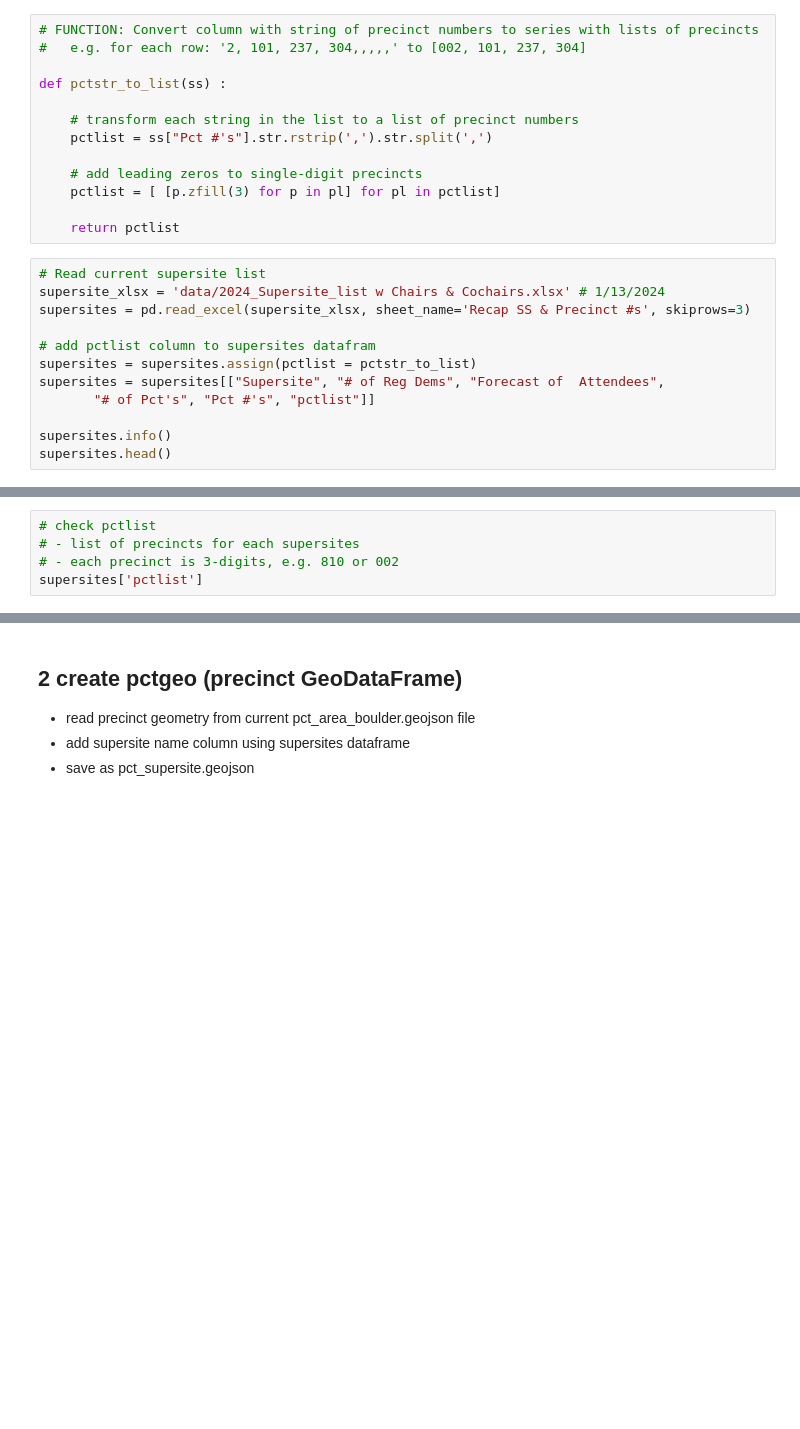
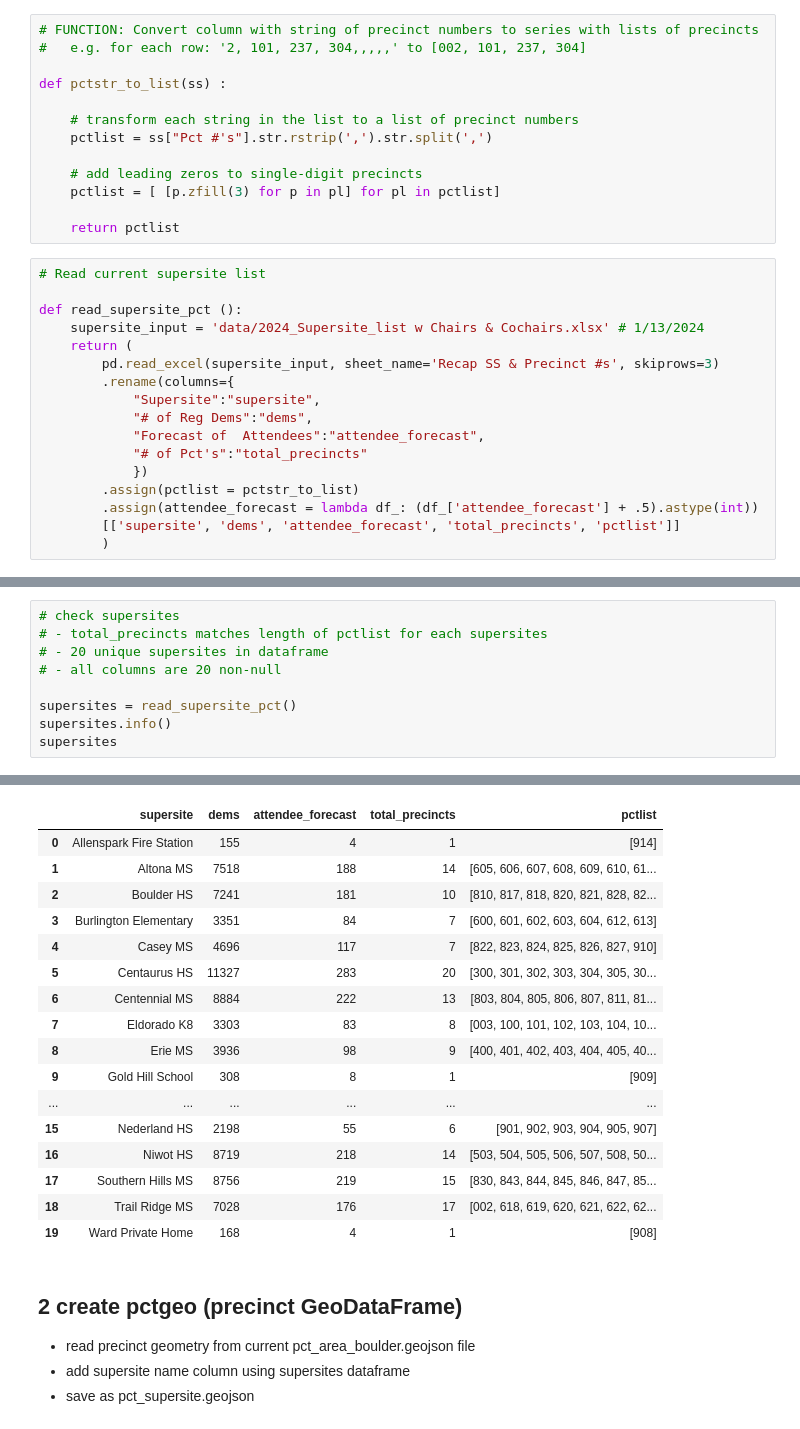
Before and after one commit to bnorikane/supersiteDB, a Jupyter notebook: supersite_pct_geom.ipynb, the cells around one changed output, grey strips where cells are left out. Saved outputs shown, nothing was run; the diff lists cells and outputs as text; blank space fills up the shorter version.

Commit message:
Refactor data cleansing

```diff
--- a/supersite_pct_geom.ipynb
+++ b/supersite_pct_geom.ipynb
@@ -70,13 +69,18 @@ def pctstr_to_list(ss) :
     return pctlist
 # %%
 # Read current supersite list
-supersite_xlsx = 'data/2024_Supersite_list w Chairs & Cochairs.xlsx' # 1/13/2024
-supersites = pd.read_excel(supersite_xlsx, sheet_name='Recap SS & Precinct #s', skiprows=3)
 
-# add pctlist column to supersites datafram
-supersites = supersites.assign(pctlist = pctstr_to_list)
-supersites = supersites[["Supersite", "# of Reg Dems", "Forecast of  Attendees",
-       "# of Pct's", "Pct #'s", "pctlist"]]
-
-supersites.info()
-supersites.head()
+def read_supersite_pct ():
+    supersite_input = 'data/2024_Supersite_list w Chairs & Cochairs.xlsx' # 1/13/2024
+    return (
+        pd.read_excel(supersite_input, sheet_name='Recap SS & Precinct #s', skiprows=3)
+        .rename(columns={
+            "Supersite":"supersite",
+            "# of Reg Dems":"dems",
+            "Forecast of  Attendees":"attendee_forecast",
+            "# of Pct's":"total_precincts"
+            })
+        .assign(pctlist = pctstr_to_list)
+        .assign(attendee_forecast = lambda df_: (df_['attendee_forecast'] + .5).astype(int))
+        [['supersite', 'dems', 'attendee_forecast', 'total_precincts', 'pctlist']]
+        )
@@ -103,6 +87,10 @@ memory usage: 1.1+ KB
 # %%
-# check pctlist
-# - list of precincts for each supersites
-# - each precinct is 3-digits, e.g. 810 or 002
-supersites['pctlist']
+# check supersites
+# - total_precincts matches length of pctlist for each supersites
+# - 20 unique supersites in dataframe
+# - all columns are 20 non-null
+
+supersites = read_supersite_pct()
+supersites.info()
+supersites
 # %% [output]
@@ -126,3 +109,20 @@ Name: pctlist, dtype: object
+|  | supersite | dems | attendee_forecast | total_precincts | pctlist |
+| 0 | Allenspark Fire Station | 155 | 4 | 1 | [914] |
+| 1 | Altona MS | 7518 | 188 | 14 | [605, 606, 607, 608, 609, 610, 61... |
+| 2 | Boulder HS | 7241 | 181 | 10 | [810, 817, 818, 820, 821, 828, 82... |
+| 3 | Burlington Elementary | 3351 | 84 | 7 | [600, 601, 602, 603, 604, 612, 613] |
+| 4 | Casey MS | 4696 | 117 | 7 | [822, 823, 824, 825, 826, 827, 910] |
+| 5 | Centaurus HS | 11327 | 283 | 20 | [300, 301, 302, 303, 304, 305, 30... |
+| 6 | Centennial MS | 8884 | 222 | 13 | [803, 804, 805, 806, 807, 811, 81... |
+| 7 | Eldorado K8 | 3303 | 83 | 8 | [003, 100, 101, 102, 103, 104, 10... |
+| 8 | Erie MS | 3936 | 98 | 9 | [400, 401, 402, 403, 404, 405, 40... |
+| 9 | Gold Hill School | 308 | 8 | 1 | [909] |
+| ... | ... | ... | ... | ... | ... |
+| 15 | Nederland HS | 2198 | 55 | 6 | [901, 902, 903, 904, 905, 907] |
+| 16 | Niwot HS | 8719 | 218 | 14 | [503, 504, 505, 506, 507, 508, 50... |
+| 17 | Southern Hills MS | 8756 | 219 | 15 | [830, 843, 844, 845, 846, 847, 85... |
+| 18 | Trail Ridge MS | 7028 | 176 | 17 | [002, 618, 619, 620, 621, 622, 62... |
+| 19 | Ward Private Home | 168 | 4 | 1 | [908] |
 # %% [markdown]
 ## 2 create pctgeo (precinct GeoDataFrame)
 - read precinct geometry from current pct_area_boulder.geojson file
```
Also changed, not shown: parts of 5 cells of this notebook, 1 other file.
